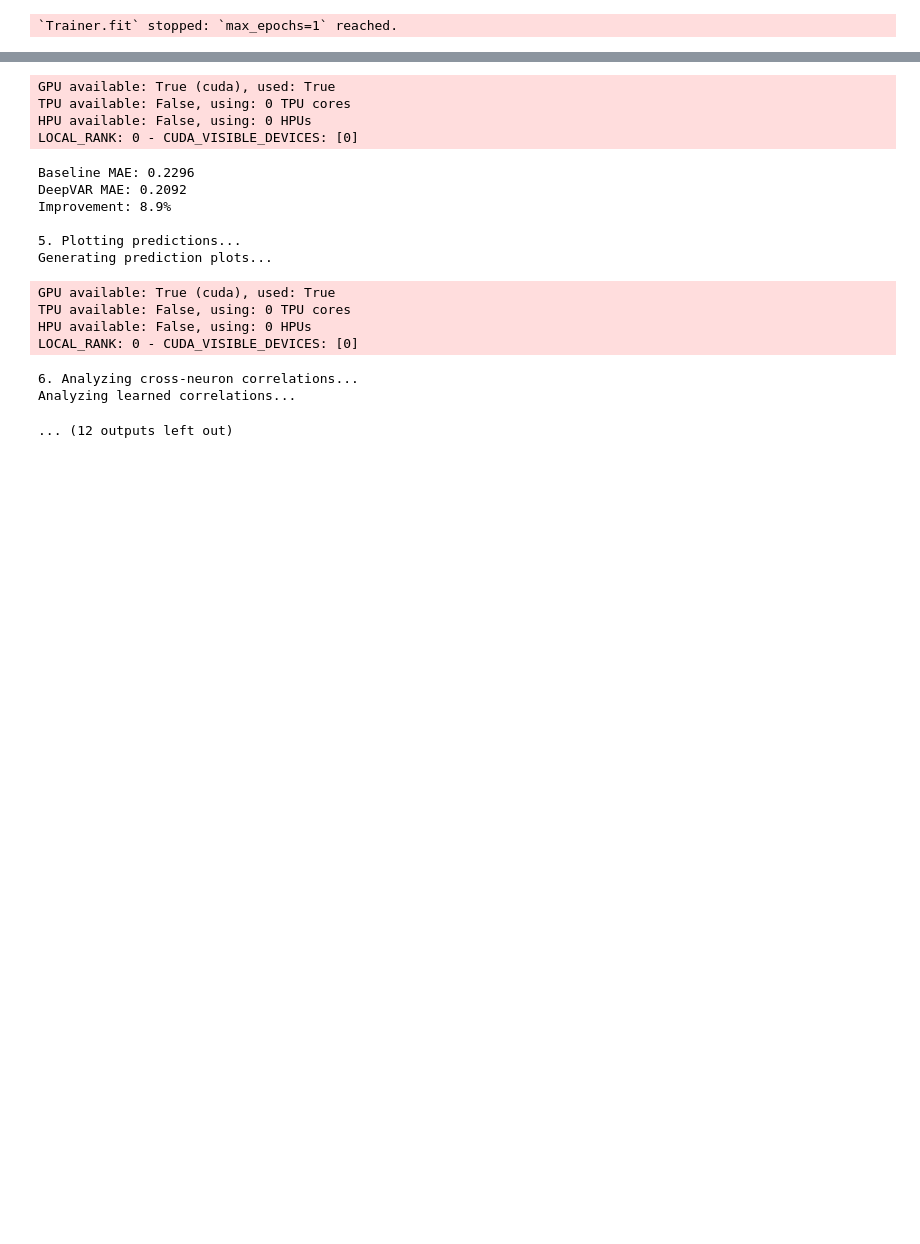
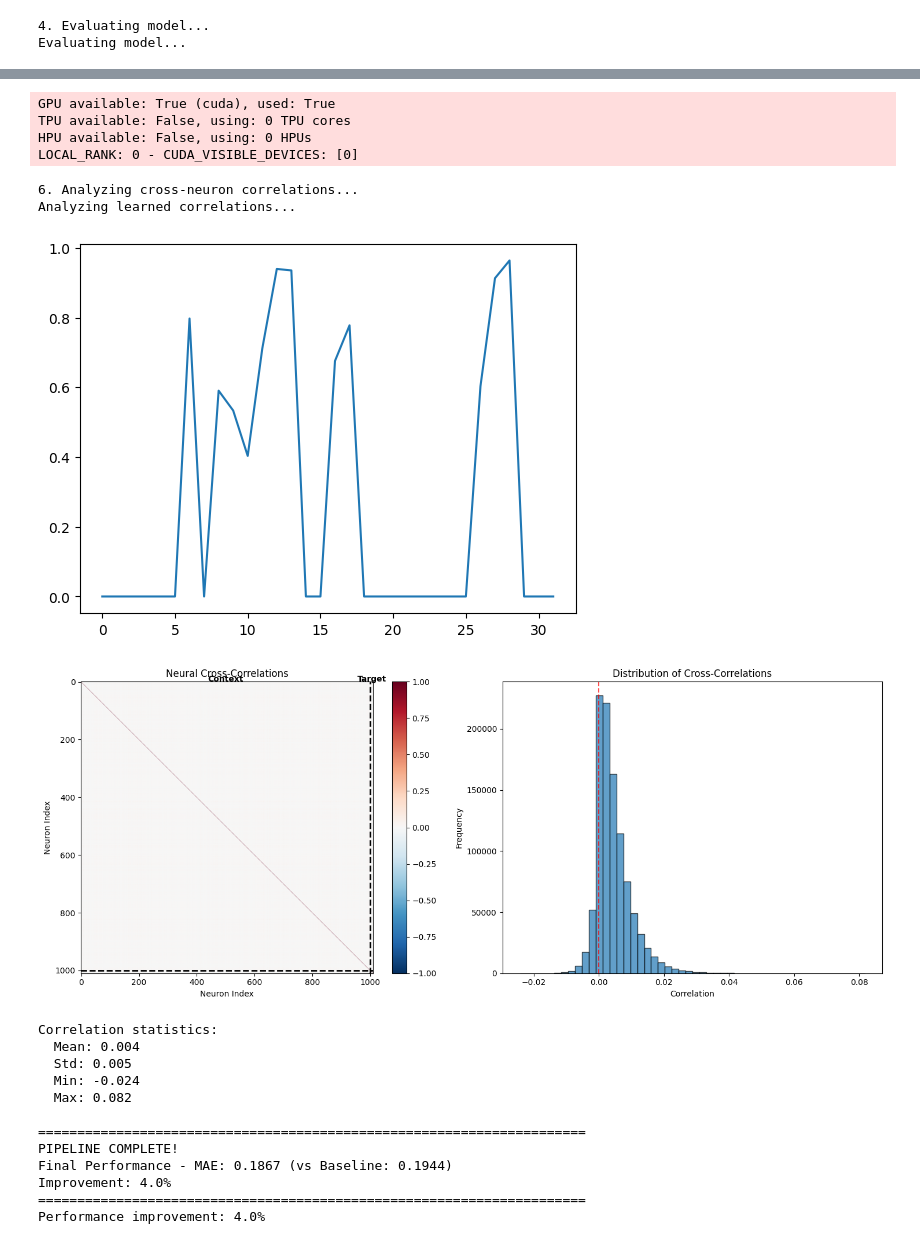
Before and after one commit to the-rich-piana/mpci-transformer, a Jupyter notebook: 3_MODELLING/5_pytorch_forecasting.ipynb, the cells around one changed output, grey strips where cells are left out. Cells and saved outputs as stored; diff of their text form; code cells hidden in the pictures; blank space fills up the shorter version.

```diff
--- a/3_MODELLING/5_pytorch_forecasting.ipynb
+++ b/3_MODELLING/5_pytorch_forecasting.ipynb
@@ -22,6 +22,7 @@ import matplotlib.pyplot as plt
 import pandas as pd
 import torch
 import numpy as np
+import seaborn as sns
 
 from pytorch_forecasting import Baseline, DeepAR, TimeSeriesDataSet
 from pytorch_forecasting.data import NaNLabelEncoder
@@ -61,7 +62,6 @@ def prepare_neural_data_for_pytorch_forecasting(activity_matrix, context_neurons
     print(f"Selected {total_neurons} most active neurons")
     print(f"Selected data range: [{selected_data.min():.1f}, {selected_data.max():.1f}]")
 
-    # Apply normalization - CRITICAL for neural networks!
     if normalization == 'log':
         # Log transform then normalize to [0, 1]
         selected_data = np.log1p(selected_data)  # log(1 + x)
@@ -129,7 +129,12 @@ def prepare_neural_data_for_pytorch_forecasting(activity_matrix, context_neurons
             })
 
     df = pd.DataFrame(data_list)
+    # print(selected_indices)
+    neuron_to_check = 1091
+    neuron_data = df[df['original_neuron_idx'] == neuron_to_check]['value'].values
+    sns.lineplot(neuron_data[1430:])
 
+    # print(df)
     # Add date column (required by PyTorch Forecasting)
     df['date'] = pd.Timestamp("2000-01-01") + pd.to_timedelta(df['time_idx'], "s")
 
@@ -178,7 +183,7 @@ def create_neural_timeseries_dataset(df, max_encoder_length=30, max_prediction_l
 
 def train_neural_deepvar_model(training_dataset, validation_dataset,
                               hidden_size=64, rnn_layers=2,
-                              rank=None, max_epochs=50, batch_size=64):
+                              rank=None, max_epochs=50, batch_size=128):
     """
     Train DeepVAR model on neural data.
 
@@ -249,18 +254,19 @@ def train_neural_deepvar_model(training_dataset, validation_dataset,
 
     # Find optimal learning rate
     print("Finding optimal learning rate...")
-    from lightning.pytorch.tuner import Tuner
-    tuner = Tuner(trainer)
-    lr_finder = tuner.lr_find(
-        net,
-        train_dataloaders=train_dataloader,
-        val_dataloaders=val_dataloader,
-        min_lr=1e-5,
-        max_lr=1e-1,
-        early_stop_threshold=100,
-    )
+    # from lightning.pytorch.tuner import Tuner
+    # tuner = Tuner(trainer)
+    # lr_finder = tuner.lr_find(
+    #     net,
+    #     train_dataloaders=train_dataloader,
+    #     val_dataloaders=val_dataloader,
+    #     min_lr=1e-5,
+    #     max_lr=1e-1,
+    #     early_stop_threshold=100,
+    # )
 
-    optimal_lr = lr_finder.suggestion()
+    # optimal_lr = lr_finder.suggestion()
+    optimal_lr = 0.0001
     print(f"Optimal learning rate: {optimal_lr}")
     net.hparams.learning_rate = optimal_lr
 
@@ -491,7 +497,7 @@ def run_neural_deepvar_pipeline(activity_matrix, context_neurons=30, target_neur
 # Run the complete pipeline
 results = run_neural_deepvar_pipeline(
     activity_matrix=activity_matrix,  # Your [time, neurons] matrix
-    context_neurons=300,               # Number of context neurons
+    context_neurons=1000,               # Number of context neurons
     target_neurons=10,                # Number of target neurons to predict
     max_encoder_length=20,            # How much history to use
     hidden_size=64,                   # Model complexity
@@ -557,4 +558,5 @@ Training model...
-`Trainer.fit` stopped: `max_epochs=1` reached.
+4. Evaluating model...
+Evaluating model...
 GPU available: True (cuda), used: True
 TPU available: False, using: 0 TPU cores
 HPU available: False, using: 0 HPUs
@@ -568,17 +574,20 @@ Evaluating model...
 GPU available: True (cuda), used: True
 TPU available: False, using: 0 TPU cores
 HPU available: False, using: 0 HPUs
 LOCAL_RANK: 0 - CUDA_VISIBLE_DEVICES: [0]
-Baseline MAE: 0.2296
-DeepVAR MAE: 0.2092
-Improvement: 8.9%
-
-5. Plotting predictions...
-Generating prediction plots...
+6. Analyzing cross-neuron correlations...
+Analyzing learned correlations...
+[figure, added]
+[figure, added]
-GPU available: True (cuda), used: True
-TPU available: False, using: 0 TPU cores
-HPU available: False, using: 0 HPUs
-LOCAL_RANK: 0 - CUDA_VISIBLE_DEVICES: [0]
+Correlation statistics:
+  Mean: 0.004
+  Std: 0.005
+  Min: -0.024
+  Max: 0.082
+
+======================================================================
+PIPELINE COMPLETE!
+Final Performance - MAE: 0.1867 (vs Baseline: 0.1944)
+Improvement: 4.0%
+======================================================================
+Performance improvement: 4.0%
-6. Analyzing cross-neuron correlations...
-Analyzing learned correlations...
-... (12 outputs left out)
```
Also changed, not shown: parts of 1 cell of this notebook, 4 other files.
